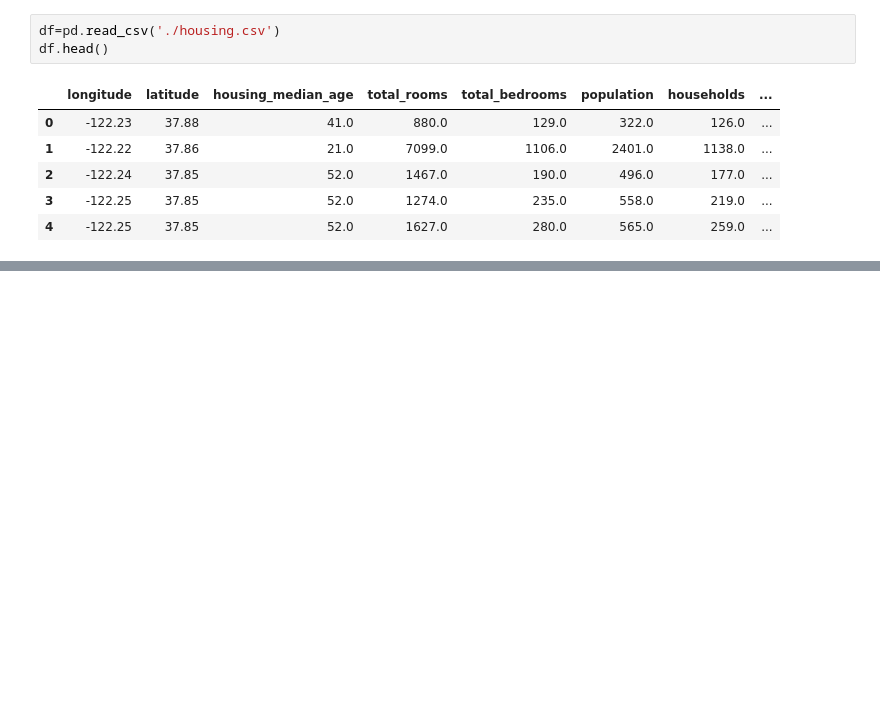
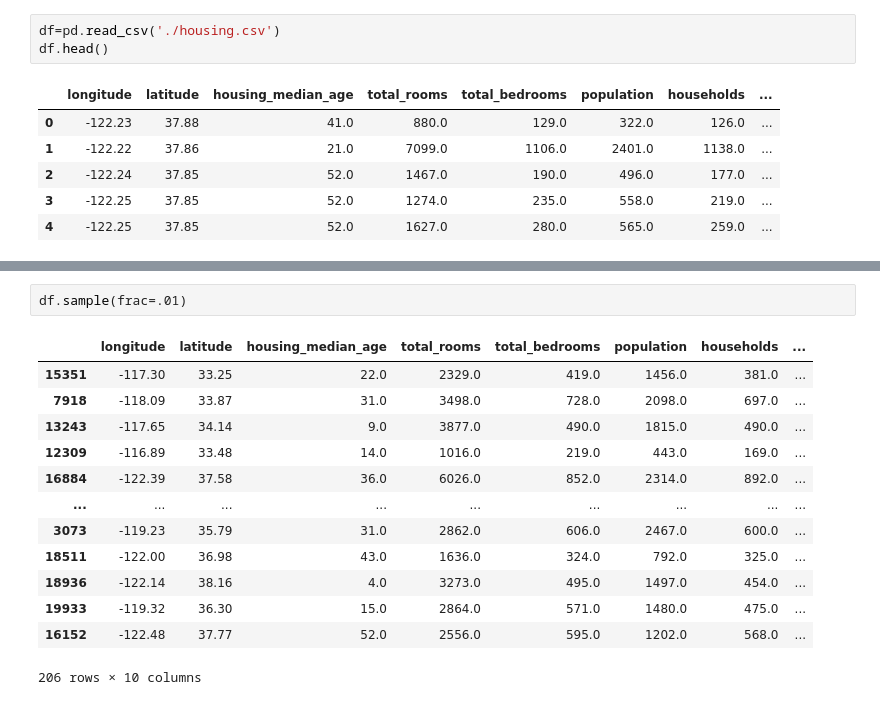
Before and after one commit to shahriarKabir44/learn_data_science, a Jupyter notebook: learn_pandas.ipynb, the cells around one changed output, grey strips where cells are left out. Saved outputs shown, nothing was run; the diff lists cells and outputs as text; blank space fills up the shorter version.

```diff
--- a/learn_pandas.ipynb
+++ b/learn_pandas.ipynb
@@ -42,0 +241,16 @@ df.head()
+# %%
+df.sample(frac=.01)
+# %% [output]
+|  | longitude | latitude | housing_median_age | total_rooms | total_bedrooms | population | households | ... |
+| 15351 | -117.30 | 33.25 | 22.0 | 2329.0 | 419.0 | 1456.0 | 381.0 | ... |
+| 7918 | -118.09 | 33.87 | 31.0 | 3498.0 | 728.0 | 2098.0 | 697.0 | ... |
+| 13243 | -117.65 | 34.14 | 9.0 | 3877.0 | 490.0 | 1815.0 | 490.0 | ... |
+| 12309 | -116.89 | 33.48 | 14.0 | 1016.0 | 219.0 | 443.0 | 169.0 | ... |
+| 16884 | -122.39 | 37.58 | 36.0 | 6026.0 | 852.0 | 2314.0 | 892.0 | ... |
+| ... | ... | ... | ... | ... | ... | ... | ... | ... |
+| 3073 | -119.23 | 35.79 | 31.0 | 2862.0 | 606.0 | 2467.0 | 600.0 | ... |
+| 18511 | -122.00 | 36.98 | 43.0 | 1636.0 | 324.0 | 792.0 | 325.0 | ... |
+| 18936 | -122.14 | 38.16 | 4.0 | 3273.0 | 495.0 | 1497.0 | 454.0 | ... |
+| 19933 | -119.32 | 36.30 | 15.0 | 2864.0 | 571.0 | 1480.0 | 475.0 | ... |
+| 16152 | -122.48 | 37.77 | 52.0 | 2556.0 | 595.0 | 1202.0 | 568.0 | ... |
+206 rows × 10 columns
```
Also changed, not shown: parts of 25 cells of this notebook.
